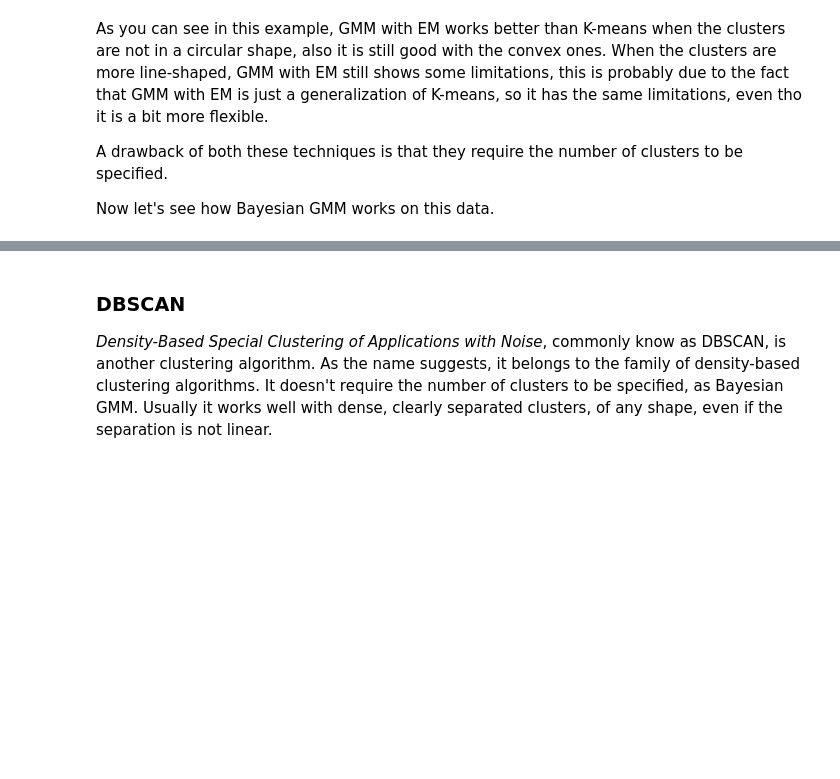
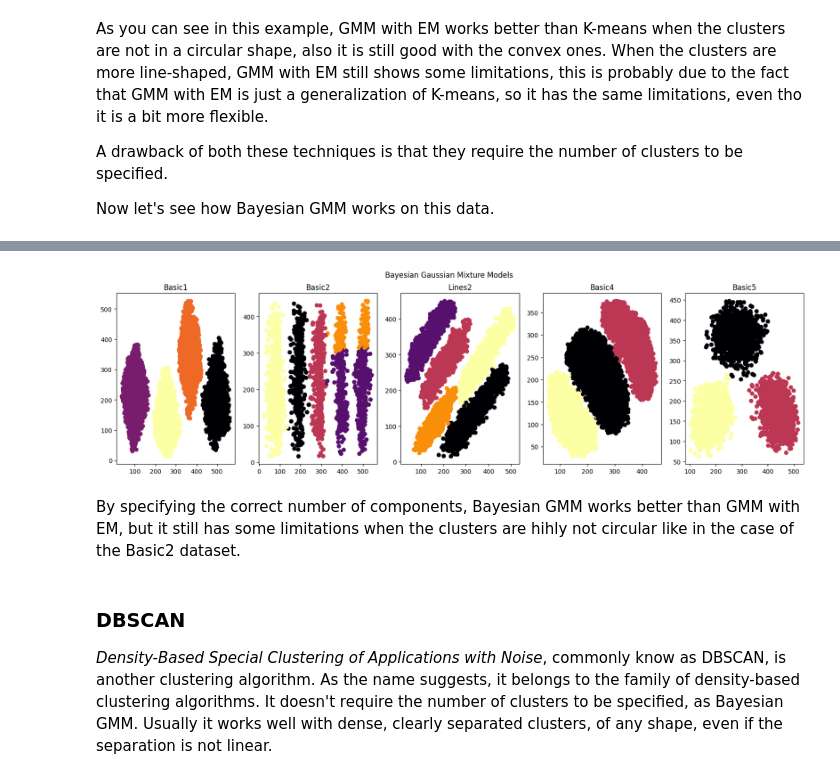
Before and after one commit to davidecapone/MixtureModelsClustering, a Jupyter notebook: notebooks/main.ipynb, the cells around one changed output, grey strips where cells are left out. Cells and saved outputs as stored; diff of their text form; code cells hidden in the pictures; blank space fills up the shorter version.

```diff
--- a/notebooks/main.ipynb
+++ b/notebooks/main.ipynb
@@ -208,3 +164,33 @@ Bayesian GMM is able to detect the number of clusters automatically, it works be
+# %%
+# Bayesian GMM
+
+# Apply Bayesian Gaussian Mixture
+## sklearn's implementation of Bayesian GMM requires the number of components to be specified,
+## but if the actual number of components is lower, the model will converge to the correct number of components
+bgmm_basic1_spec = BayesianGaussianMixture(n_components=4, random_state=0, max_iter=5000, init_params="random").fit(df_basic1) # init_params="random" gives better results
+bgmm_basic2_spec = BayesianGaussianMixture(n_components=5, random_state=0, max_iter=5000, init_params="random").fit(df_basic2)
+bgmm_lines2_spec = BayesianGaussianMixture(n_components=5, random_state=0, max_iter=5000, init_params="random").fit(df_lines2)
+bgmm_basic4_spec = BayesianGaussianMixture(n_components=3, random_state=0, max_iter=5000).fit(df_basic4)
+bgmm_basic5_spec = BayesianGaussianMixture(n_components=3, random_state=0, max_iter=5000, init_params="random").fit(df_basic5)
+
+# Plotting results
+fig, ax = plt.subplots(1, 5, figsize=(20, 5))
+ax[0].scatter(df_basic1['x'], df_basic1['y'], c=bgmm_basic1_spec.predict(df_basic1))
+ax[0].set_title('Basic1')
+ax[1].scatter(df_basic2['x'], df_basic2['y'], c=bgmm_basic2_spec.predict(df_basic2))
+ax[1].set_title('Basic2')
+ax[2].scatter(df_lines2['x'], df_lines2['y'], c=bgmm_lines2_spec.predict(df_lines2))
+ax[2].set_title('Lines2')
+ax[3].scatter(df_basic4['x'], df_basic4['y'], c=bgmm_basic4_spec.predict(df_basic4))
+ax[3].set_title('Basic4')
+ax[4].scatter(df_basic5['x'], df_basic5['y'], c=bgmm_basic5_spec.predict(df_basic5))
+ax[4].set_title('Basic5')
+fig.suptitle('Bayesian Gaussian Mixture Models')
+plt.show()
+# %% [output]
+[figure, added]
+# %% [markdown]
+By specifying the correct number of components, Bayesian GMM works better than GMM with EM, but it still has some limitations when the clusters are hihly not circular like in the case of the Basic2 dataset.
 # %% [markdown]
 ### DBSCAN
 *Density-Based Special Clustering of Applications with Noise*, commonly know as DBSCAN, is another clustering algorithm. As the name suggests, it belongs to the family of density-based clustering algorithms. It doesn't require the number of clusters to be specified, as Bayesian GMM. Usually it works well with dense, clearly separated clusters, of any shape, even if the separation is not linear.
```
Also changed, not shown: parts of 20 cells of this notebook.
